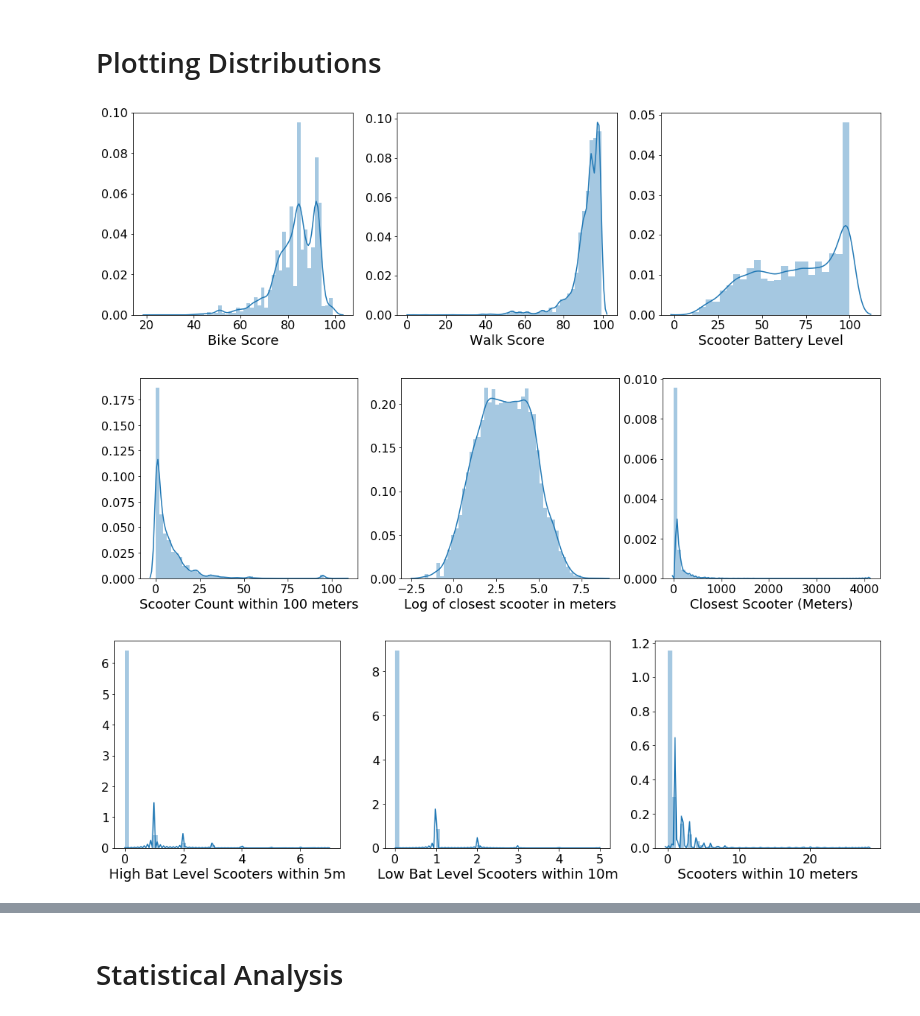
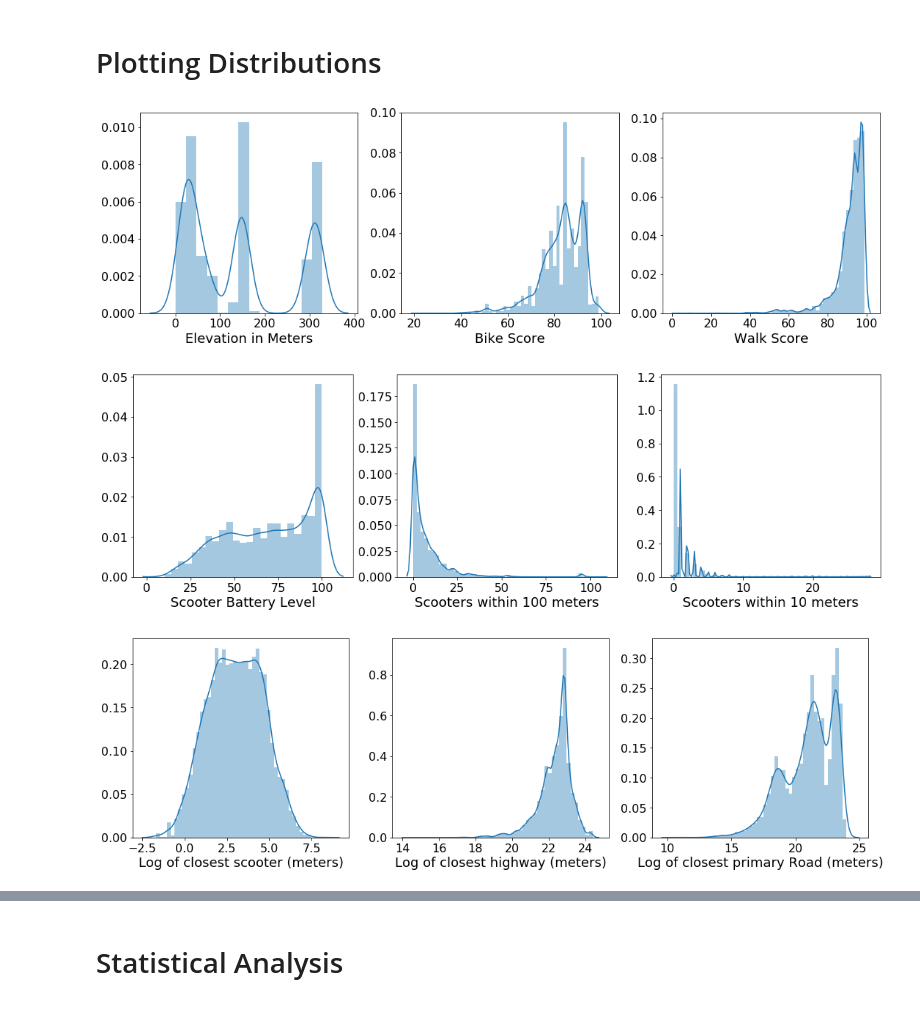
Before and after one commit to perryrjohnson/Bird_DS, a Jupyter notebook: Visualizations/external_notebook.ipynb, the cells around one changed output, grey strips where cells are left out. Cells and saved outputs as stored; diff of their text form; code cells hidden in the pictures.

```diff
--- a/Visualizations/external_notebook.ipynb
+++ b/Visualizations/external_notebook.ipynb
@@ -14,37 +15,44 @@ import scipy.stats as ss
 # %%
 # import merged dataset for Birds in four cities across different times
 data = pd.read_csv('final_merge.csv', index_col=0)
+# %%
+# create log features for closest_highway, closest primary, closest residential, closest secondary and closest scooter
+data['log_highway'] = np.log(data['closest_highway'])
+data['log_scooter'] = np.log(data['closest_scooter'])
+data['log_primary'] = np.log(data['closest_primary'])
+data['log_residential'] = np.log(data['closest_residential'])
+data['log_secondary'] = np.log(data['closest_secondary'])
 # %% [markdown]
 # Plotting Distributions
 # %%
 # Plot distributions
-fig, (ax1, ax2, ax3) = plt.subplots(1, 3, figsize=(18, 5))
-ax1.tick_params(labelsize=16)
+fig, (ax0, ax1, ax2) = plt.subplots(1, 3, figsize=(18, 5))
+
+sns.distplot(data['elevation'], ax=ax0); ax0.set_xlabel('Elevation in Meters', fontsize=18)
 sns.distplot(data['bike_score'], ax=ax1); ax1.set_xlabel('Bike Score', fontsize=18)
 sns.distplot(data['walk_score'], ax=ax2); ax2.set_xlabel('Walk Score', fontsize=18)
-sns.distplot(data['battery_level'], ax=ax3); ax3.set_xlabel('Scooter Battery Level', fontsize=18);
-ax1.tick_params(labelsize=16); ax2.tick_params(labelsize=16); ax3.tick_params(labelsize=16);
+
+ax0.tick_params(labelsize=16); ax1.tick_params(labelsize=16); ax2.tick_params(labelsize=16);
 # %% [output]
-[figure, old version]
+[figure, new version]
 # %%
-fig, (ax4, ax5, ax6) = plt.subplots(1, 3, figsize=(18, 5))
-ax1.tick_params(labelsize=16)
+fig, (ax3, ax4, ax5) = plt.subplots(1, 3, figsize=(18, 5))
 
-sns.distplot(data['hundred_meter'], ax=ax4); ax4.set_xlabel('Scooter Count within 100 meters', fontsize=18)
-sns.distplot(data['log_scooter'], ax=ax5); ax5.set_xlabel('Log of closest scooter in meters', fontsize=18)
-sns.distplot(data['closest_scooter'], ax=ax6); ax6.set_xlabel('Closest Scooter (Meters)', fontsize=18)
+sns.distplot(data['battery_level'], ax=ax3); ax3.set_xlabel('Scooter Battery Level', fontsize=18);
+sns.distplot(data['hundred_meter'], ax=ax4); ax4.set_xlabel('Scooters within 100 meters', fontsize=18)
+sns.distplot(data['ten_meter'], ax=ax5); ax5.set_xlabel('Scooters within 10 meters', fontsize=18)
 
-ax4.tick_params(labelsize=16); ax5.tick_params(labelsize=16); ax6.tick_params(labelsize=16);
+ax3.tick_params(labelsize=16); ax4.tick_params(labelsize=16); ax5.tick_params(labelsize=16);
 # %% [output]
-[figure, old version]
+[figure, new version]
 # %%
-fig, (ax7, ax8, ax9) = plt.subplots(1, 3, figsize=(18, 5))
-ax1.tick_params(labelsize=16)
+fig, (ax6, ax7, ax8) = plt.subplots(1, 3, figsize=(18, 5))
 
-sns.distplot(data['highest_bat_proximity'], ax=ax7); ax7.set_xlabel('High Bat Level Scooters within 5m', fontsize=18)
-sns.distplot(data['low_bat_proximity'], ax=ax8); ax8.set_xlabel('Low Bat Level Scooters within 10m', fontsize=18)
-sns.distplot(data['ten_meter'], ax=ax9); ax9.set_xlabel('Scooters within 10 meters', fontsize=18)
+sns.distplot(data['log_scooter'], ax=ax6); ax6.set_xlabel('Log of closest scooter (meters)', fontsize=18)
+sns.distplot(data['log_highway'], ax=ax7); ax7.set_xlabel('Log of closest highway (meters)', fontsize=18)
+sns.distplot(data['log_primary'], ax=ax8); ax8.set_xlabel('Log of closest primary Road (meters)', fontsize=18)
 
-ax7.tick_params(labelsize=16); ax8.tick_params(labelsize=16); ax9.tick_params(labelsize=16);
+
+ax6.tick_params(labelsize=16); ax7.tick_params(labelsize=16); ax8.tick_params(labelsize=16);
 # %% [output]
-[figure, old version]
+[figure, new version]
```
Also changed, not shown: parts of 23 cells of this notebook.
